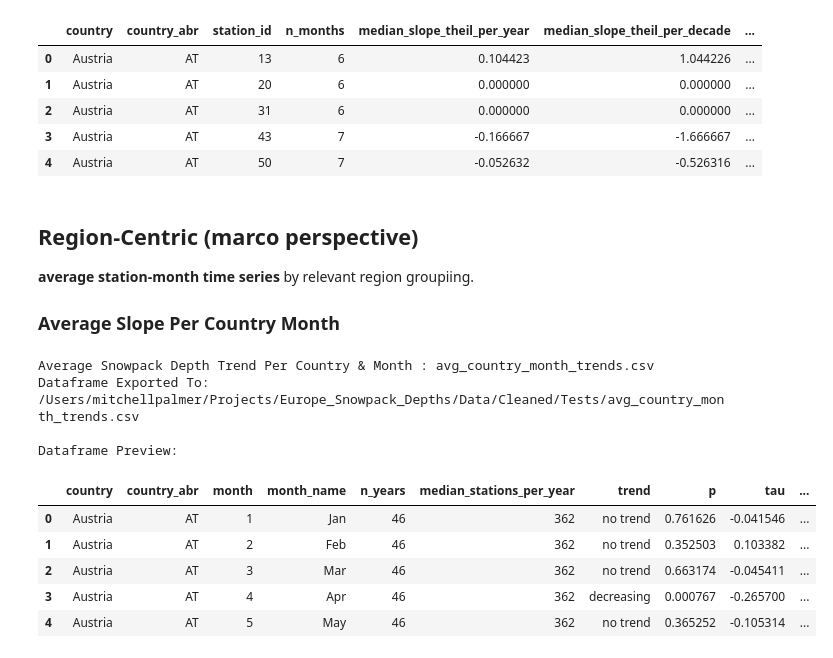
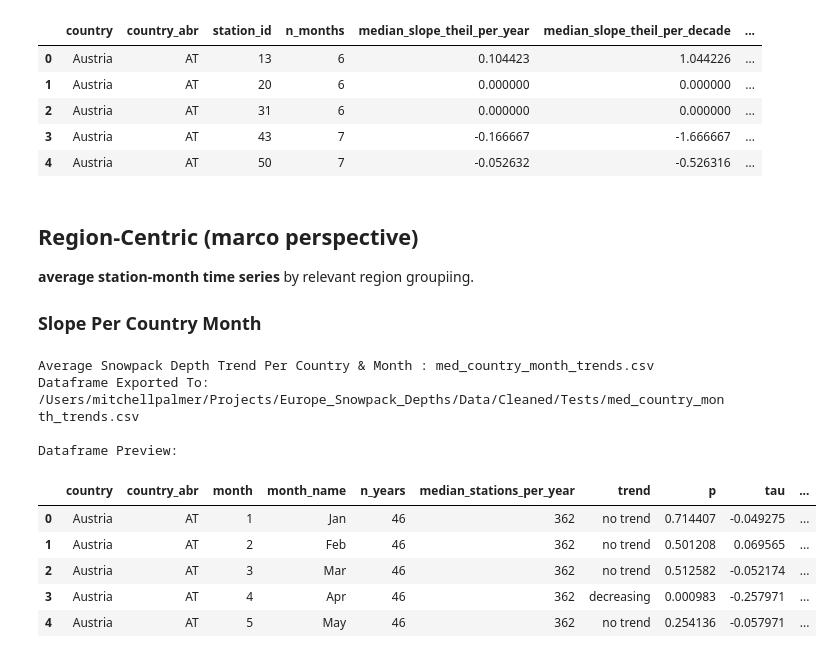
Before and after one commit to Mitch-P-Analyst/Europe_Snowpack_Depths, a Jupyter notebook: Notebooks/03_Statistical_Testing.ipynb, the cells around one changed output. Drawn from its saved outputs; the diff is of its cells as text; code cells hidden in the pictures.

```diff
--- a/Notebooks/03_Statistical_Testing.ipynb
+++ b/Notebooks/03_Statistical_Testing.ipynb
@@ -100,7 +100,7 @@ A series of Mann_Kendall statistical tests to analyze the changing rate of avera
 # Create Dataframe of snow recordings per month
 monthly = (snow_recordings
            .groupby(['country', 'country_abr','station_id','year','month','month_name'], as_index=False)
-           .agg(hnsum=('hnsum','mean')))
+           .agg(hnsum=('hnsum','median')))
 
 monthly.sort_values('year')
 # %% [output]
@@ -450,7 +450,7 @@ CSV Exported To: /Users/mitchellpalmer/Projects/Europe_Snowpack_Depths/Data/Clea
 
 **average station-month time series** by relevant region groupiing.
 
-### Average Slope Per Country Month
+### Slope Per Country Month
 # %%
 # Minimum number of data years require for each Weather Station to be considered for testing
 MIN_YEARS = 30
@@ -462,7 +462,7 @@ MIN_STATIONS_PER_YEAR = 10  # coverage guardrail
 cm = (snow_recordings
       .groupby(['country','country_abr','year','month','month_name'])
       .agg(n_stations=('station_id','nunique'),
-           hn_mean=('hnsum','mean'))          # or weighted mean, see below
+           hn_mean=('hnsum','median'))          # or weighted mean, see below
       .reset_index())
 
 # require a minimum number of stations in a given year-month to avoid 1-station years
@@ -520,39 +520,39 @@ def mk_country_month(group_df: pd.DataFrame) -> pd.Series:
         'median_stations_per_year': stations_median,
         'trend':results.trend,
         'p': results.p,
         'tau': results.Tau,
         'slope_per_year': results.slope,          # cm/year
         'slope_per_decade': results.slope * 10,   # cm/decade
         'variant': variant,
     })
 
 country_month_macro = (
     cm.groupby(['country','country_abr','month','month_name'], group_keys=False)
       .apply(mk_country_month)
       .reset_index()
 )
 
 
 try:
-    country_month_macro_path = REPO_ROOT / 'Data/Cleaned/Tests/avg_country_month_trends.csv'
+    country_month_macro_path = REPO_ROOT / 'Data/Cleaned/Tests/med_country_month_trends.csv'
     country_month_macro.to_csv(country_month_macro_path, index=False)
     if country_month_macro_path.exists():
         print(f'Average Snowpack Depth Trend Per Country & Month : {country_month_macro_path.name} \n'
               f'Dataframe Exported To: {country_month_macro_path} \n')
 except Exception as e:
     print('Dataframe Failed to Export \n')
 
 print('Dataframe Preview: \n')
 country_month_macro.head(5)
 # %% [output]
-Average Snowpack Depth Trend Per Country & Month : avg_country_month_trends.csv
-Dataframe Exported To: /Users/mitchellpalmer/Projects/Europe_Snowpack_Depths/Data/Cleaned/Tests/avg_country_month_trends.csv
+Average Snowpack Depth Trend Per Country & Month : med_country_month_trends.csv
+Dataframe Exported To: /Users/mitchellpalmer/Projects/Europe_Snowpack_Depths/Data/Cleaned/Tests/med_country_month_trends.csv
 
 Dataframe Preview:
 |  | country | country_abr | month | month_name | n_years | median_stations_per_year | trend | p | tau | ... |
-| 0 | Austria | AT | 1 | Jan | 46 | 362 | no trend | 0.761626 | -0.041546 | ... |
-| 1 | Austria | AT | 2 | Feb | 46 | 362 | no trend | 0.352503 | 0.103382 | ... |
-| 2 | Austria | AT | 3 | Mar | 46 | 362 | no trend | 0.663174 | -0.045411 | ... |
-| 3 | Austria | AT | 4 | Apr | 46 | 362 | decreasing | 0.000767 | -0.265700 | ... |
-| 4 | Austria | AT | 5 | May | 46 | 362 | no trend | 0.365252 | -0.105314 | ... |
+| 0 | Austria | AT | 1 | Jan | 46 | 362 | no trend | 0.714407 | -0.049275 | ... |
+| 1 | Austria | AT | 2 | Feb | 46 | 362 | no trend | 0.501208 | 0.069565 | ... |
+| 2 | Austria | AT | 3 | Mar | 46 | 362 | no trend | 0.512582 | -0.052174 | ... |
+| 3 | Austria | AT | 4 | Apr | 46 | 362 | decreasing | 0.000983 | -0.257971 | ... |
+| 4 | Austria | AT | 5 | May | 46 | 362 | no trend | 0.254136 | -0.057971 | ... |
 # %% [markdown]
```
Also changed, not shown: parts of 7 cells of this notebook, 13 other files.
